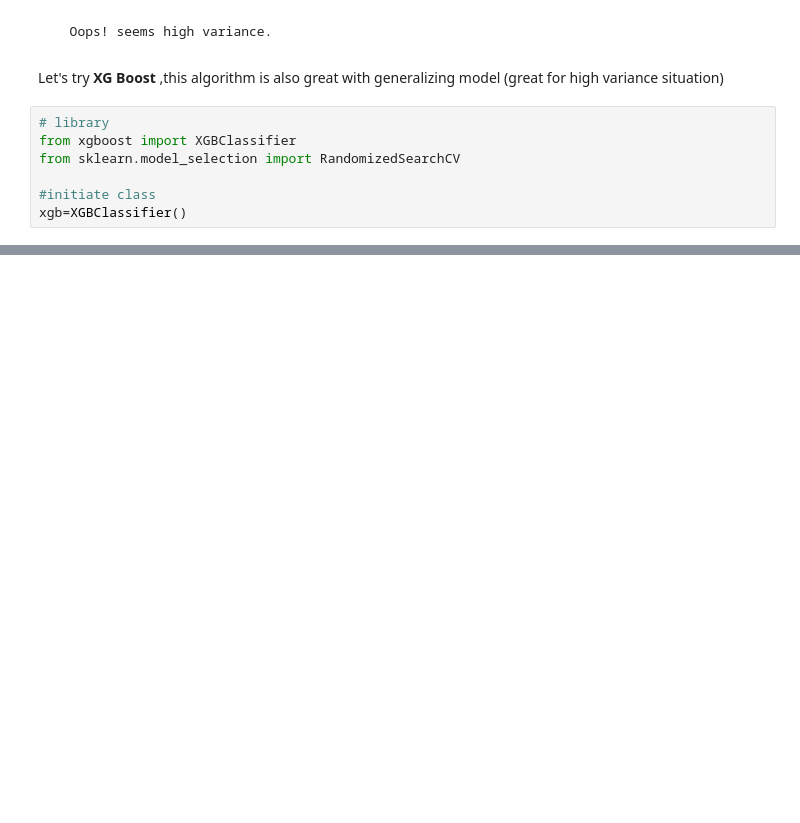
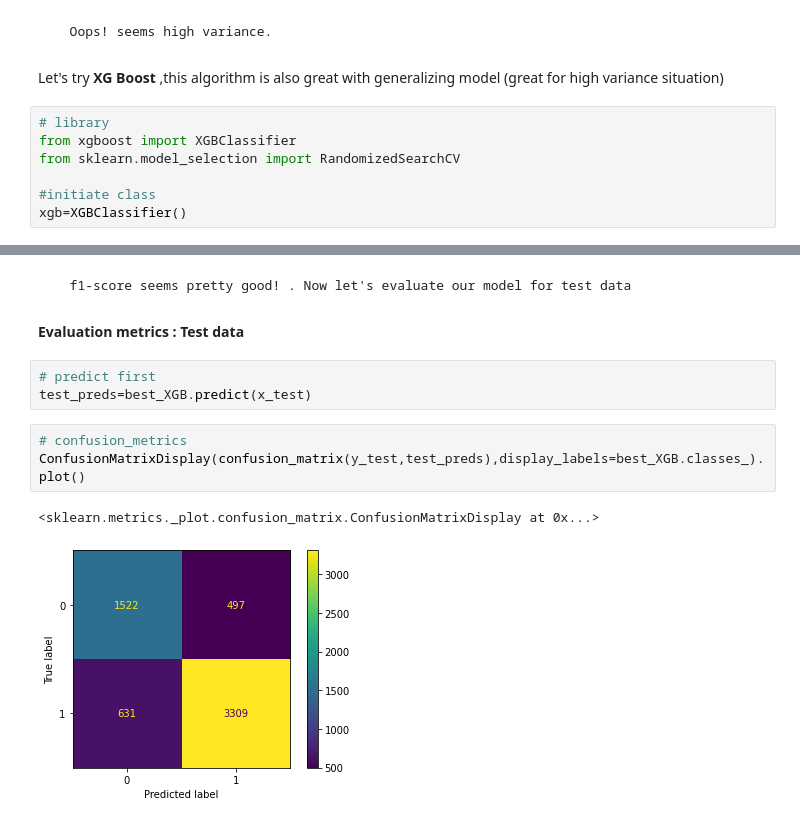
Before and after one commit to ajayn3300/Android-Authenticity-Prediction--Classification-, a Jupyter notebook: ANDRIOD_AUTHENTICITY_PREDICTION.ipynb, the cells around one changed output, grey strips where cells are left out. Cells and saved outputs as stored; diff of their text form; blank space fills up the shorter version.

```diff
--- a/ANDRIOD_AUTHENTICITY_PREDICTION.ipynb
+++ b/ANDRIOD_AUTHENTICITY_PREDICTION.ipynb
@@ -875,0 +925,13 @@ xgb=XGBClassifier()
+# %% [markdown]
+      f1-score seems pretty good! . Now let's evaluate our model for test data
+# %% [markdown]
+**Evaluation metrics : Test data**
+# %%
+# predict first
+test_preds=best_XGB.predict(x_test)
+# %%
+# confusion_metrics
+ConfusionMatrixDisplay(confusion_matrix(y_test,test_preds),display_labels=best_XGB.classes_).plot()
+# %% [output]
+<sklearn.metrics._plot.confusion_matrix.ConfusionMatrixDisplay at 0x...>
+[figure, added]
```
Also changed, not shown: parts of 13 cells of this notebook.
